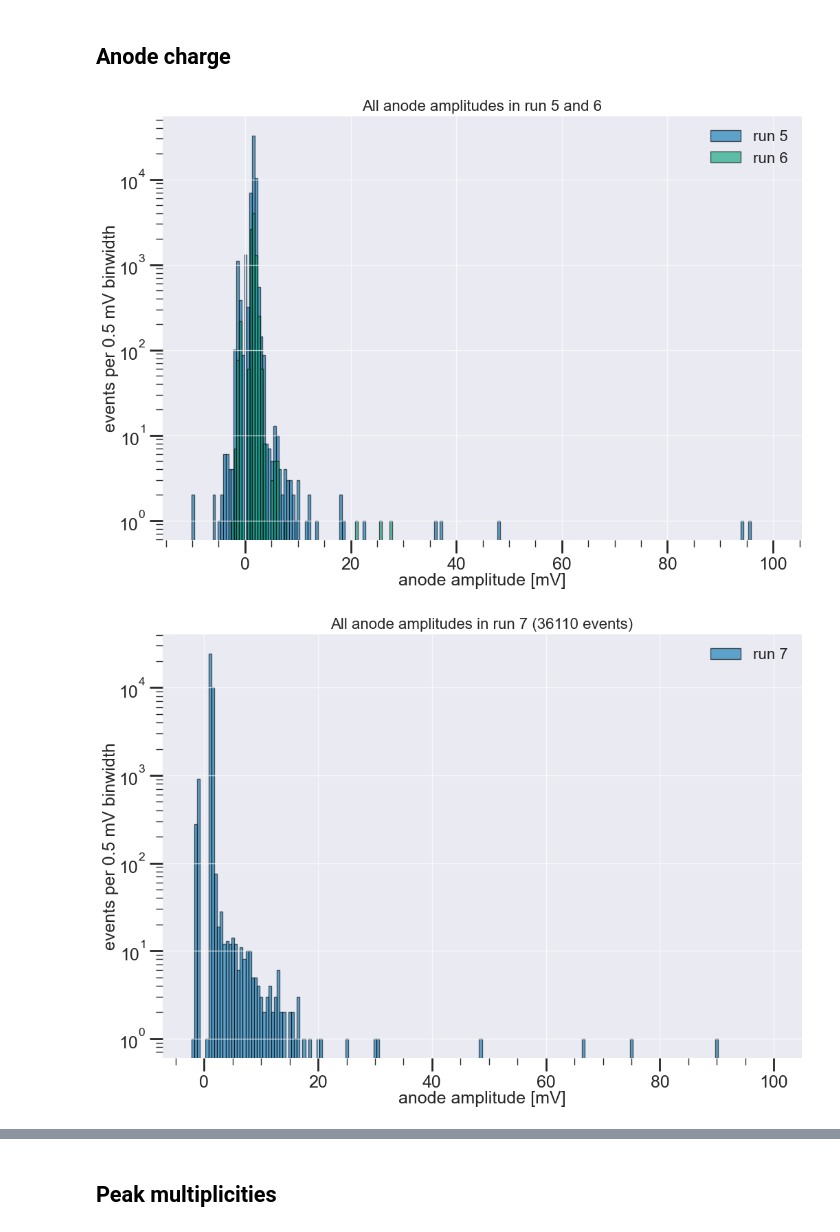
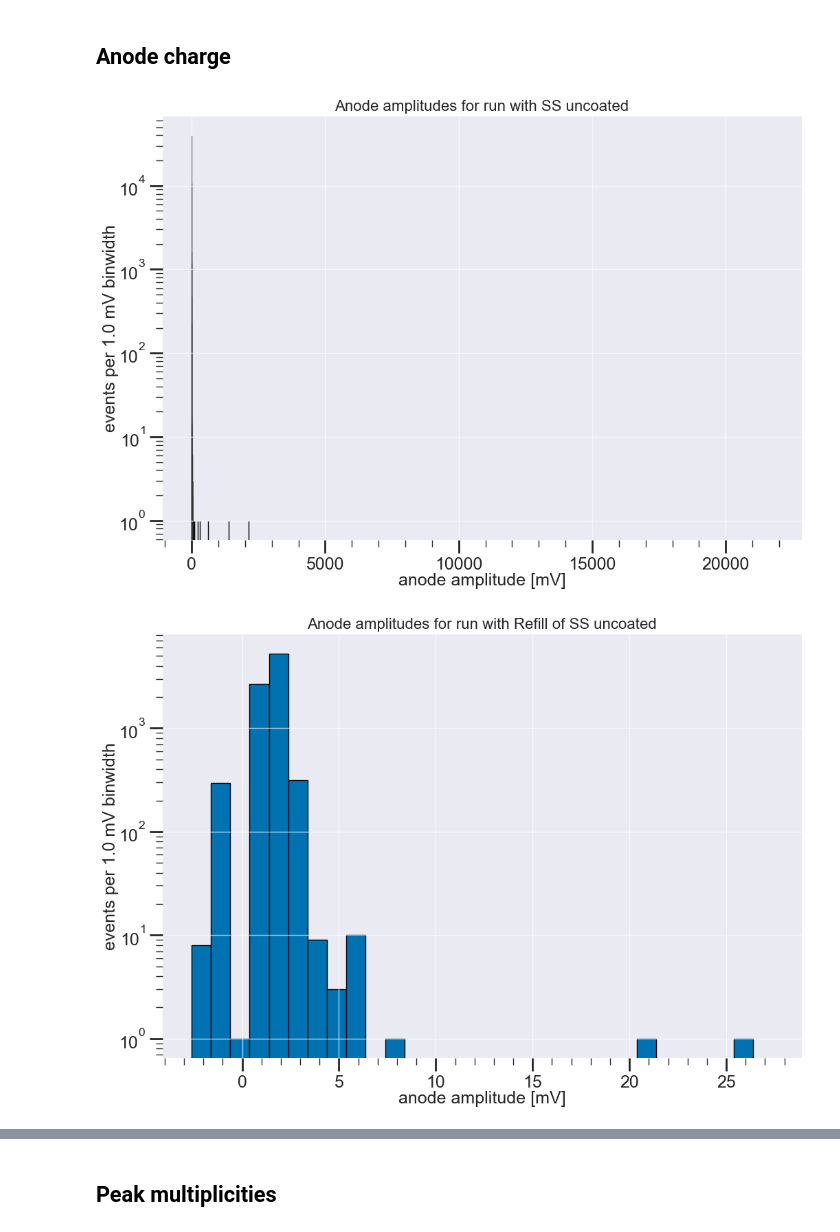
Before and after one commit to ejangelico/ad2-data-processing, a Jupyter notebook: notebooks/Analysis of run comparisons.ipynb, the cells around one changed output, grey strips where cells are left out. Saved outputs shown, nothing was run; the diff lists cells and outputs as text; code cells hidden in the pictures.

```diff
--- a/notebooks/Analysis of run comparisons.ipynb
+++ b/notebooks/Analysis of run comparisons.ipynb
@@ -100,48 +101,22 @@ for run, ana in anas.items():
     plt.show()
 # %% [markdown]
 ## Anode charge
-# %%
-
-fig, ax = plt.subplots()
-#amplitude of charge channels
-d = anas[5].df
-h = np.array(d["ch3 amp"])
-h = h[~np.equal(h, None)]
-binwidth = 0.5 #mV
-#protect against huge bounds and misreconstructed amplitudes
-bins = np.arange(min(h), 100, binwidth)
-ax.hist(h, bins=bins, label="run 5", alpha=0.6)
-d = anas[6].df
-h = np.array(d["ch3 amp"])
-h = h[~np.equal(h, None)]
-binwidth = 0.5 #mV
-#protect against huge bounds and misreconstructed amplitudes
-bins = np.arange(min(h), 100, binwidth)
-ax.hist(h, bins=bins, label="run 6", alpha=0.6)
-
-ax.legend()
-ax.set_xlabel("anode amplitude [mV]")
-ax.set_ylabel("events per {:.1f} mV binwidth".format(binwidth))
-ax.set_title("All anode amplitudes in run 5 and 6")
-ax.set_yscale('log')
-plt.show()
-
-
-fig, ax = plt.subplots()
-d = anas[7].df
-h = np.array(d["ch3 amp"])
-h = h[~np.equal(h, None)]
-binwidth = 0.5 #mV
-#protect against huge bounds and misreconstructed amplitudes
-bins = np.arange(min(h), 100, binwidth)
-ax.hist(h, bins=bins, label="run 7", alpha=0.6)
-
-ax.legend()
-ax.set_xlabel("anode amplitude [mV]")
-ax.set_ylabel("events per {:.1f} mV binwidth".format(binwidth))
-ax.set_title("All anode amplitudes in run {:d} ({:d} events)".format(7, len(h)))
-ax.set_yscale('log')
-plt.show()
-# %% [output]
-[figure, removed]
-[figure, removed]
+# %%
+for run, ana in anas.items():
+    fig, ax = plt.subplots()
+    d = ana.df
+    ampdf = d[~d["ch3 amp"].isna()]
+    h = np.array(ampdf["ch3 amp"])
+    binwidth = 1 #mV
+    #protect against huge bounds and misreconstructed amplitudes
+    bins = np.arange(np.min(h), np.max(h), binwidth)
+    ax.hist(h, bins=bins)
+
+    ax.set_xlabel("anode amplitude [mV]")
+    ax.set_ylabel("events per {:.1f} mV binwidth".format(binwidth))
+    ax.set_title("Anode amplitudes for run with " + ana.title)
+    ax.set_yscale('log')
+    plt.show()
+# %% [output]
+[figure, added]
+[figure, added]
```
Also changed, not shown: parts of 4 cells of this notebook, 2 other files.
